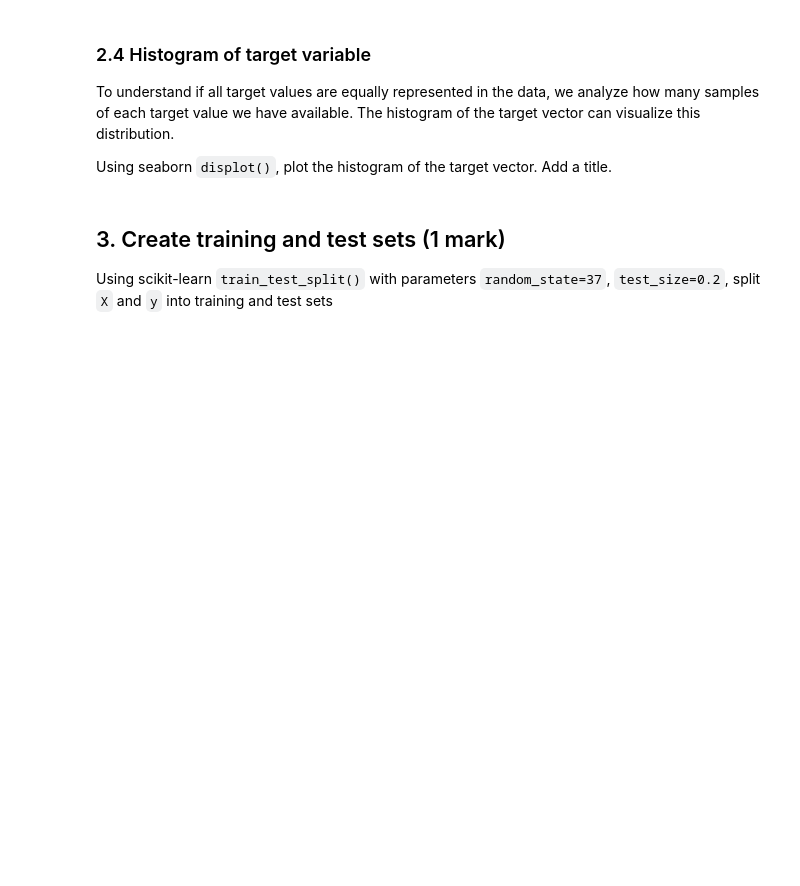
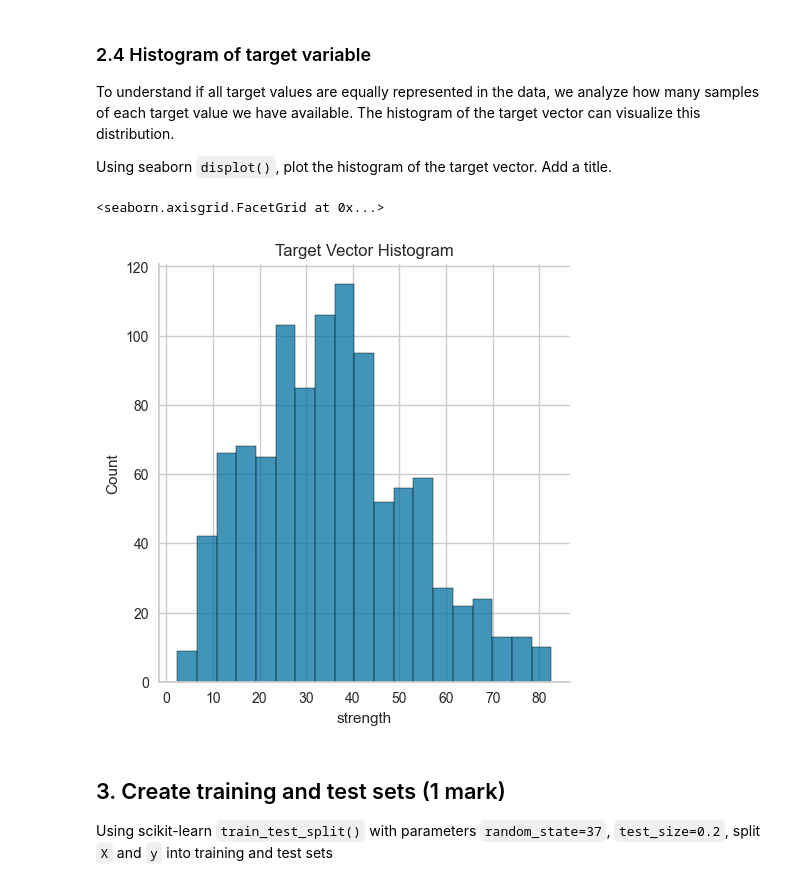
Before and after one commit to SMRain10/ml_lab2, a Jupyter notebook: lab2.ipynb, the cells around one changed output. Saved outputs shown, nothing was run; the diff lists cells and outputs as text; code cells hidden in the pictures; blank space fills up the shorter version.

```diff
--- a/lab2.ipynb
+++ b/lab2.ipynb
@@ -115,6 +152,10 @@ To understand if all target values are equally represented in the data, we analy
 Using seaborn `displot()`, plot the histogram of the target vector. Add a title.
 # %%
 #TODO: Add histogram of targect vector
+sns.displot(data = y).set(title= "Target Vector Histogram")
+# %% [output]
+<seaborn.axisgrid.FacetGrid at 0x...>
+[figure, added]
 # %% [markdown]
 ## 3. Create training and test sets (1 mark)
 
```
Also changed, not shown: parts of 6 cells of this notebook.
